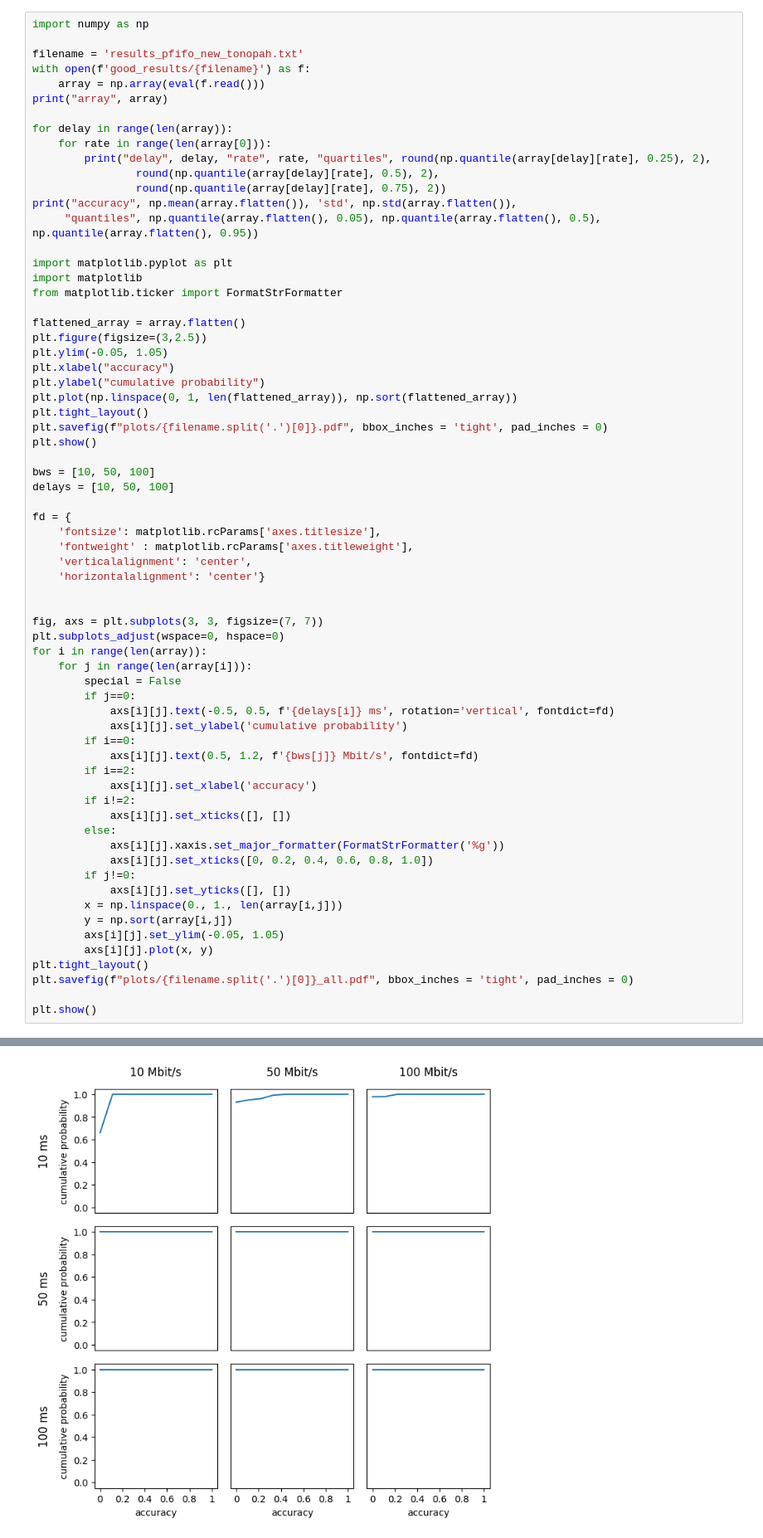
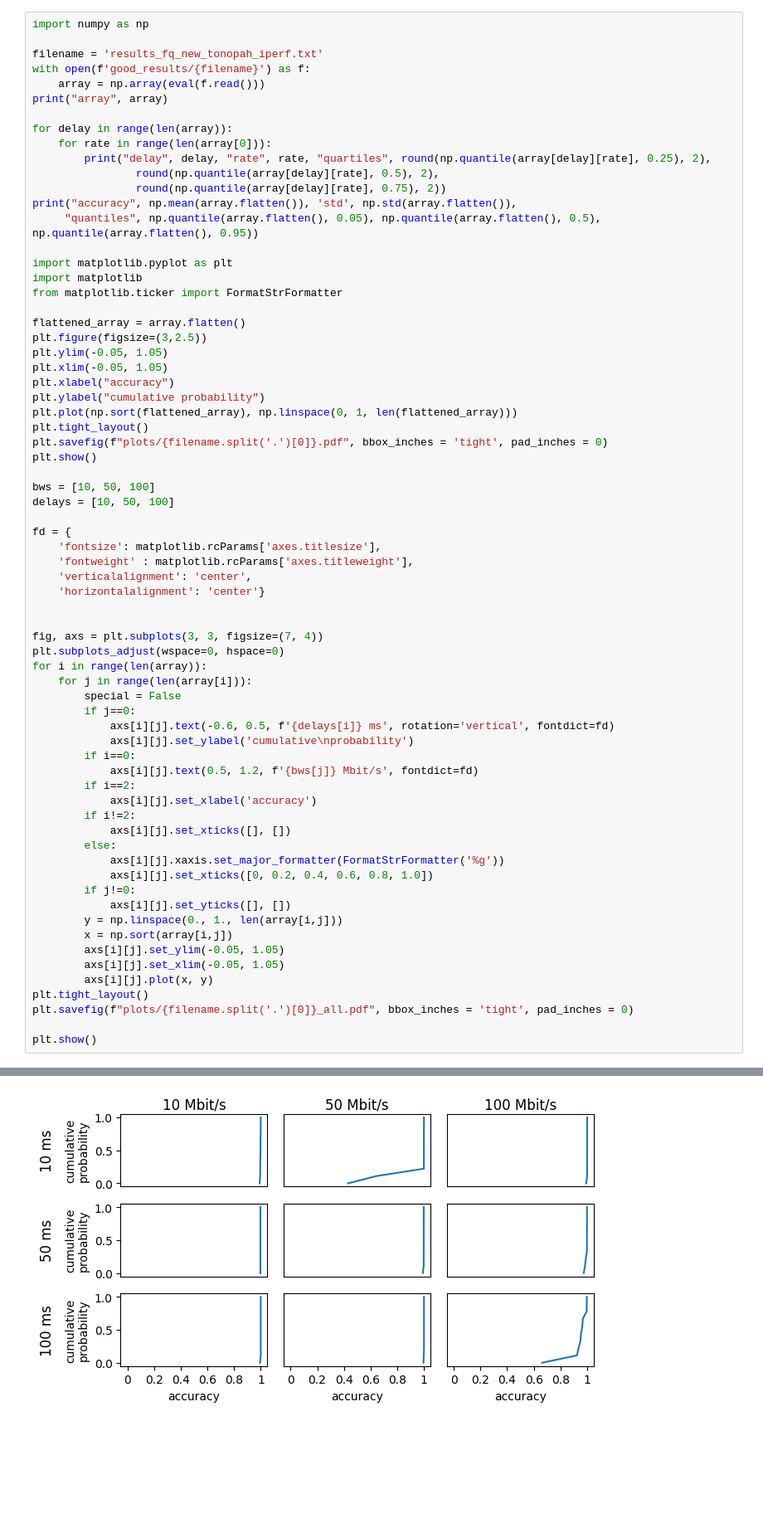
Before and after one commit to muxamilian/fair-queuing-aware-congestion-control, a Jupyter notebook: sample/evaluation_playground.ipynb, the cells around one changed output, grey strips where cells are left out. Shown: that part at 83% size. Drawn from its saved outputs; the diff is of its cells as text; blank space fills up the shorter version.

Commit message:
Fixed figures

```diff
--- a/sample/evaluation_playground.ipynb
+++ b/sample/evaluation_playground.ipynb
@@ -1,7 +1,7 @@
 # %%
 import numpy as np
 
-filename = 'results_pfifo_new_tonopah.txt'
+filename = 'results_fq_new_tonopah_iperf.txt'
 with open(f'good_results/{filename}') as f:
     array = np.array(eval(f.read()))
 print("array", array)
@@ -21,9 +21,10 @@ from matplotlib.ticker import FormatStrFormatter
 flattened_array = array.flatten()
 plt.figure(figsize=(3,2.5))
 plt.ylim(-0.05, 1.05)
+plt.xlim(-0.05, 1.05)
 plt.xlabel("accuracy")
 plt.ylabel("cumulative probability")
-plt.plot(np.linspace(0, 1, len(flattened_array)), np.sort(flattened_array))
+plt.plot(np.sort(flattened_array), np.linspace(0, 1, len(flattened_array)))
 plt.tight_layout()
 plt.savefig(f"plots/{filename.split('.')[0]}.pdf", bbox_inches = 'tight', pad_inches = 0)
 plt.show()
@@ -38,14 +39,14 @@ fd = {
     'horizontalalignment': 'center'}
 
 
-fig, axs = plt.subplots(3, 3, figsize=(7, 7))
+fig, axs = plt.subplots(3, 3, figsize=(7, 4))
 plt.subplots_adjust(wspace=0, hspace=0)
 for i in range(len(array)):
     for j in range(len(array[i])):
         special = False
         if j==0:
-            axs[i][j].text(-0.5, 0.5, f'{delays[i]} ms', rotation='vertical', fontdict=fd)
-            axs[i][j].set_ylabel('cumulative probability')
+            axs[i][j].text(-0.6, 0.5, f'{delays[i]} ms', rotation='vertical', fontdict=fd)
+            axs[i][j].set_ylabel('cumulative\nprobability')
         if i==0:
             axs[i][j].text(0.5, 1.2, f'{bws[j]} Mbit/s', fontdict=fd)
         if i==2:
@@ -57,9 +58,10 @@ for i in range(len(array)):
             axs[i][j].set_xticks([0, 0.2, 0.4, 0.6, 0.8, 1.0])
         if j!=0:
             axs[i][j].set_yticks([], [])
-        x = np.linspace(0., 1., len(array[i,j]))
-        y = np.sort(array[i,j])
+        y = np.linspace(0., 1., len(array[i,j]))
+        x = np.sort(array[i,j])
         axs[i][j].set_ylim(-0.05, 1.05)
+        axs[i][j].set_xlim(-0.05, 1.05)
         axs[i][j].plot(x, y)
 plt.tight_layout()
 plt.savefig(f"plots/{filename.split('.')[0]}_all.pdf", bbox_inches = 'tight', pad_inches = 0)
@@ -87,4 +89,4 @@ accuracy 0.9939406436864718 std 0.036696460493057824 quantiles 0.979147621863667
-[figure, old version]
+[figure, new version]
 # %%
 import numpy as np
 import scipy.stats
```
Also changed, not shown: parts of 1 cell of this notebook, 12 other files.
